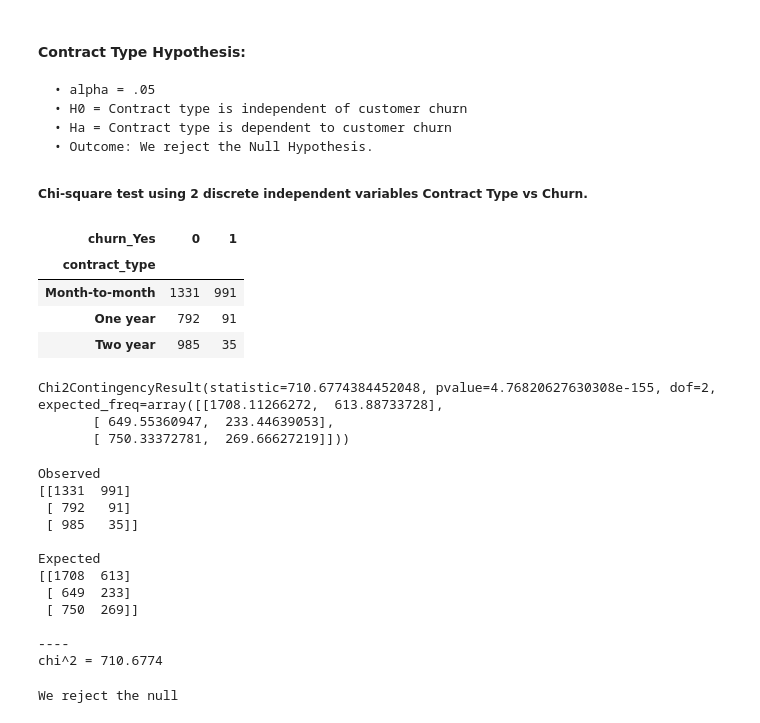
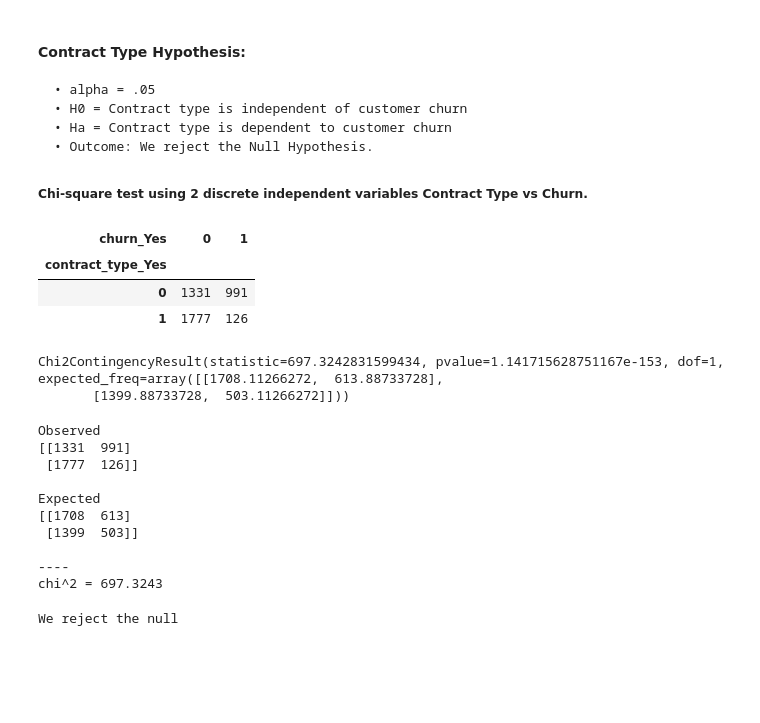
Before and after one commit to annie-carter/classification_project, a Jupyter notebook: nonfinal_exploration.ipynb, the cells around one changed output. Cells and saved outputs as stored; diff of their text form; code cells hidden in the pictures; blank space fills up the shorter version.

```diff
--- a/nonfinal_exploration.ipynb
+++ b/nonfinal_exploration.ipynb
@@ -341,20 +393,18 @@ The visual data shows that customers with tech support churn significantly less
 # %%
 alpha = 0.05
 # %%
-ct_observed = pd.crosstab(telco_train.contract_type, telco_train.churn_Yes)
+ct_observed = pd.crosstab(telco_train.contract_type_Yes, telco_train.churn_Yes)
 ct_observed
 # %% [output]
 | churn_Yes | 0 | 1 |
-| contract_type |  |  |
-| Month-to-month | 1331 | 991 |
-| One year | 792 | 91 |
-| Two year | 985 | 35 |
+| contract_type_Yes |  |  |
+| 0 | 1331 | 991 |
+| 1 | 1777 | 126 |
 # %%
 stats.chi2_contingency(ct_observed)
 # %% [output]
-Chi2ContingencyResult(statistic=710.6774384452048, pvalue=4.76820627630308e-155, dof=2, expected_freq=array([[1708.11266272,  613.88733728],
-       [ 649.55360947,  233.44639053],
-       [ 750.33372781,  269.66627219]]))
+Chi2ContingencyResult(statistic=697.3242831599434, pvalue=1.141715628751167e-153, dof=1, expected_freq=array([[1708.11266272,  613.88733728],
+       [1399.88733728,  503.11266272]]))
 # %%
 chi2, p, degf, expected = stats.chi2_contingency(ct_observed)
 # %%
@@ -367,16 +417,14 @@ print(f'chi^2 = {chi2:.4f}')
 # %% [output]
 Observed
 [[1331  991]
- [ 792   91]
- [ 985   35]]
+ [1777  126]]
 
 Expected
 [[1708  613]
- [ 649  233]
- [ 750  269]]
+ [1399  503]]
 
 ----
-chi^2 = 710.6774
+chi^2 = 697.3243
 # %%
 if p < alpha:
     print('We reject the null')
```
Also changed, not shown: parts of 35 cells of this notebook.
